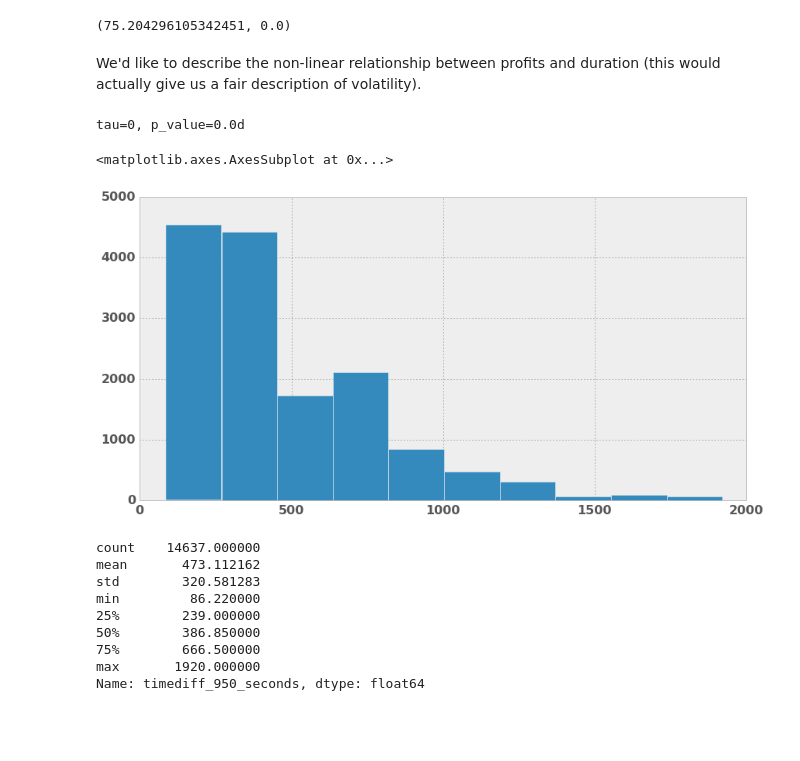
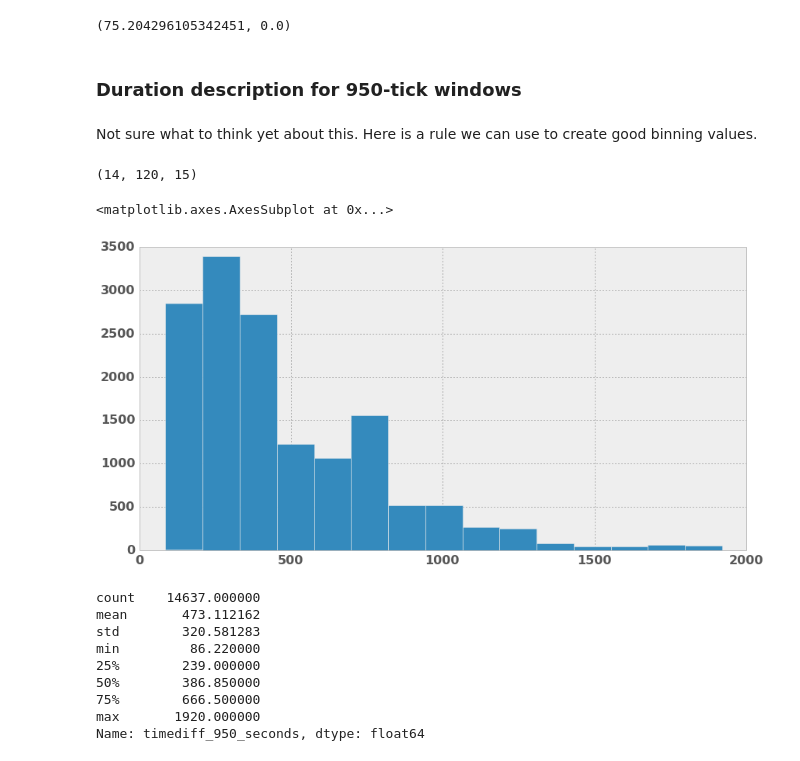
Before and after one commit to mfzhang/lehedge, a Jupyter notebook: LeHedge-DataPreparation.ipynb, the cells around one changed output. Saved outputs shown, nothing was run; the diff lists cells and outputs as text; code cells hidden in the pictures; blank space fills up the shorter version.

```diff
--- a/LeHedge-DataPreparation.ipynb
+++ b/LeHedge-DataPreparation.ipynb
@@ -272,11 +287,3 @@ The zero p-value tells us we can reject the null hypothesis that profits are nor
 scipy.stats.skewtest(pips950_scaled)
 # %% [output]
 (75.204296105342451, 0.0)
-# %% [markdown]
-We'd like to describe the non-linear relationship between profits and duration (this would actually give us a fair description of volatility).
-# %%
-import scipy as sp
-tau, p_value = sp.stats.kendalltau(audusdask[audusdask.pips_950>=10].pips_950,audusdask[audusdask.pips_950>=10].timediff_950_seconds)
-print 'tau=%d, p_value=%sd' % (tau, p_value)
-# %% [output]
-tau=0, p_value=0.0d
@@ -285,8 +290,23 @@ Not sure what to think yet about this.
+# %% [markdown]
+### Duration description for 950-tick windows
+# %% [markdown]
+Not sure what to think yet about this.
+Here is a rule we can use to create good binning values.
+# %%
+sturges = lambda n: int(log2(n) + 1)
+square_root = lambda n: int(sqrt(n))
+from scipy.stats import kurtosis
+doanes = lambda data: int(1 + log(len(data)) + log(1 + kurtosis(data) * (len(data) / 6.) ** 0.5))
+
+n = len(audusdask[audusdask.pips_950>=10].timediff_950_seconds)
+sturges(n), square_root(n), doanes(audusdask[audusdask.pips_950>=10].timediff_950_seconds)
+# %% [output]
+(14, 120, 15)
 # %%
-audusdask[audusdask.pips_950>=10].timediff_950_seconds.hist()
+audusdask[audusdask.pips_950>=10].timediff_950_seconds.hist(bins=15)
 # %% [output]
 <matplotlib.axes.AxesSubplot at 0x...>
-[figure, old version]
+[figure, new version]
 # %%
 audusdask[audusdask.pips_950>=10].timediff_950_seconds.describe()
 # %% [output]
```
Also changed, not shown: parts of 38 cells of this notebook.
